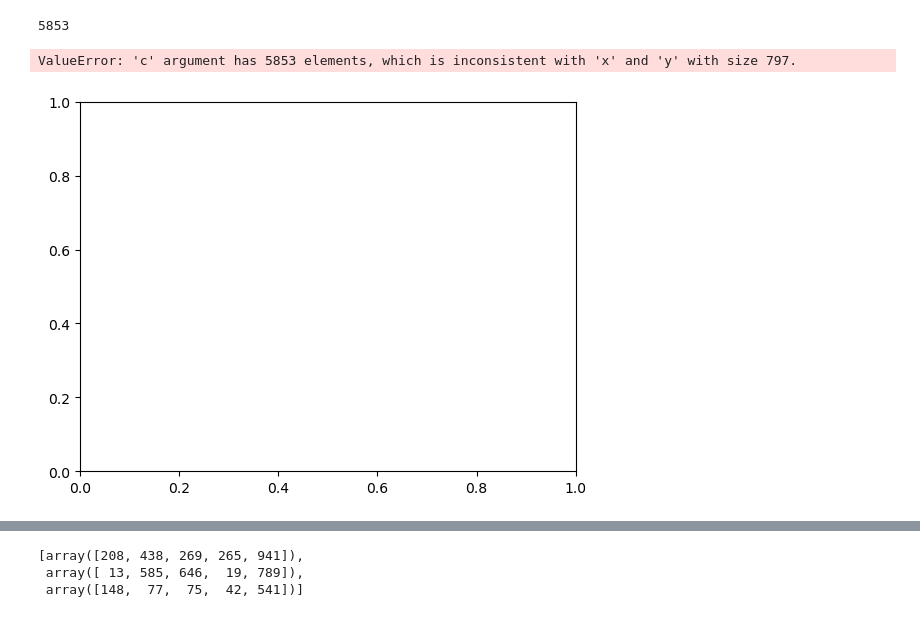
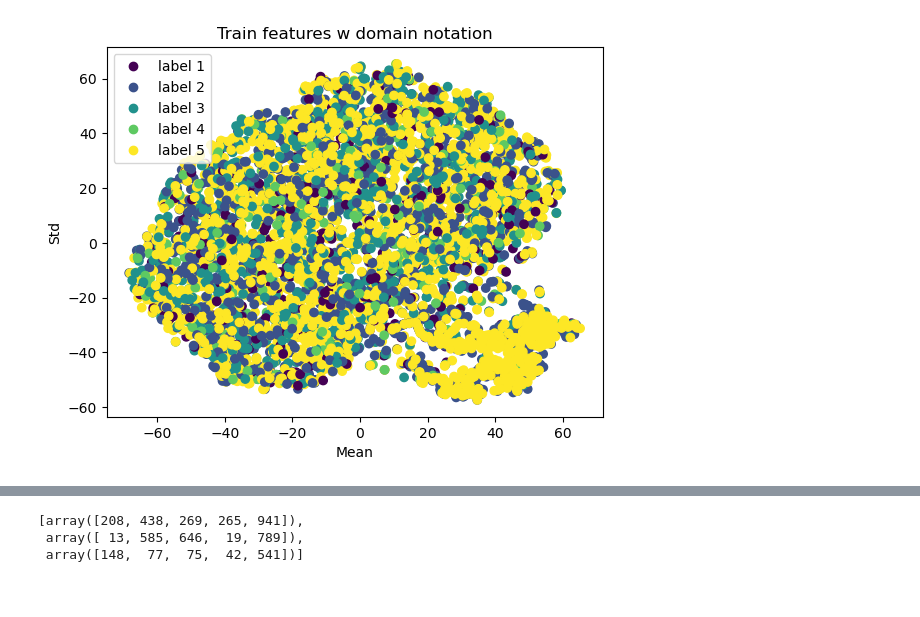
Before and after one commit to nduongw/DSU, a Jupyter notebook: multi-domain-generalization/explore/explore_vlcs.ipynb, the cells around one changed output, grey strips where cells are left out. Drawn from its saved outputs; the diff is of its cells as text; code cells hidden in the pictures.

```diff
--- a/multi-domain-generalization/explore/explore_vlcs.ipynb
+++ b/multi-domain-generalization/explore/explore_vlcs.ipynb
@@ -60,7 +60,7 @@ def setup_cfg(args):
 parser = argparse.ArgumentParser()
 parser.add_argument('--root', type=str, default='./DATA', help='path to dataset')
 parser.add_argument(
-    '--output-dir', type=str, default='../output/dg/vlcs/baseline/labelme', help='output directory'
+    '--output-dir', type=str, default='../output/dg/vlcs/conststyle/labelme', help='output directory'
 )
 parser.add_argument(
     '--resume',
@@ -97,11 +97,11 @@ parser.add_argument(
 parser.add_argument(
     '--dataset-config-file',
     type=str,
-    default='../configs/datasets/dg/vlcs.yaml',
+    default='../configs/datasets/dg/vlcs_cs.yaml',
     help='path to config file for dataset setup'
 )
 parser.add_argument(
-    '--trainer', type=str, default='Vanilla', help='name of trainer'
+    '--trainer', type=str, default='ConstStyleTrainer', help='name of trainer'
 )
 parser.add_argument(
     '--backbone', type=str, default='', help='name of CNN backbone'
@@ -184,11 +217,9 @@ id_feats = []
 train_loader_x = trainer.train_loader_x
 for idx, batch in enumerate(train_loader_x):
     images, label, domain = trainer.parse_batch_train(batch)
-    domain = batch['domain']
-    style_feat = trainer.model.backbone.stylemaps(images, store_feature=True, apply_conststyle=True)
-    class_feat = trainer.model.backbone.featuremaps(images, store_feature=True, apply_conststyle=True)
+    style_feat = trainer.model.backbone.stylemaps(images, domain, store_feature=True, apply_conststyle=True)
+    class_feat = trainer.model.backbone.featuremaps(images, domain, store_feature=True, apply_conststyle=True)
     style_feat = style_feat.detach().cpu().numpy()
-    print(f'shape: {style_feat.shape}')
     mean = np.mean(style_feat, axis=(2, 3))
     std = np.std(style_feat, axis=(2, 3))
     id_mean.extend(mean)
@@ -232,15 +257,15 @@ od_labels = []
 od_feats = []
 test_loader = trainer.test_loader
 for idx, batch in enumerate(test_loader):
-    images, label = trainer.parse_batch_test(batch)
-    style_feat = trainer.model.backbone.stylemaps(images, store_feature=True, apply_conststyle=True)
-    class_feat = trainer.model.backbone.featuremaps(images, store_feature=True, apply_conststyle=True)
+    images, label, domain = trainer.parse_batch_train(batch)
+    od_domains.extend([3 for i in range(len(label))])
+    style_feat = trainer.model.backbone.stylemaps(images, domain, store_feature=True, apply_conststyle=True, is_test=True)
+    class_feat = trainer.model.backbone.featuremaps(images, domain, store_feature=True, apply_conststyle=True, is_test=True)
     style_feat = style_feat.detach().cpu().numpy()
     mean = np.mean(style_feat, axis=(2, 3))
     std = np.std(style_feat, axis=(2, 3))
     od_mean.extend(mean)
     od_std.extend(std)
-    od_domains.extend([3 for i in range(len(label))])
     od_labels.extend(label.detach().cpu().numpy())
     od_feats.extend(class_feat.detach().cpu().numpy())
 total_od_feats = len(od_domains)
@@ -292,22 +358,13 @@ plt.show()
-# %%
-tsne_data = np.hstack((id_mean, id_std))
-tsne = TSNE(n_components=2)
-transformed_data = tsne.fit_transform(tsne_data)
-# %%
-len(total_labels)
-# %% [output]
-5853
 # %%
 label_idx = ['label 1', 'label 2', 'label 3', 'label 4', 'label 5', 'label 6', 'label 7']
 scatter = plt.scatter(transformed_data[:, 0], transformed_data[:, 1], c=total_labels)
-plt.legend(handles=scatter.legend_elements()[0], labels=classes)
+plt.legend(handles=scatter.legend_elements()[0], labels=label_idx)
 plt.title('Train features w domain notation')
 plt.xlabel('Mean')
 plt.ylabel('Std')
 plt.show()
 # %% [output]
-ValueError: 'c' argument has 5853 elements, which is inconsistent with 'x' and 'y' with size 797.
-[figure, old version]
+[figure, new version]
 # %%
 id_feats_mean = np.mean(id_feats, axis=(2, 3))
 id_feats_std = np.std(id_feats, axis=(2, 3))
```
Also changed, not shown: parts of 13 cells of this notebook, 7 other files.
